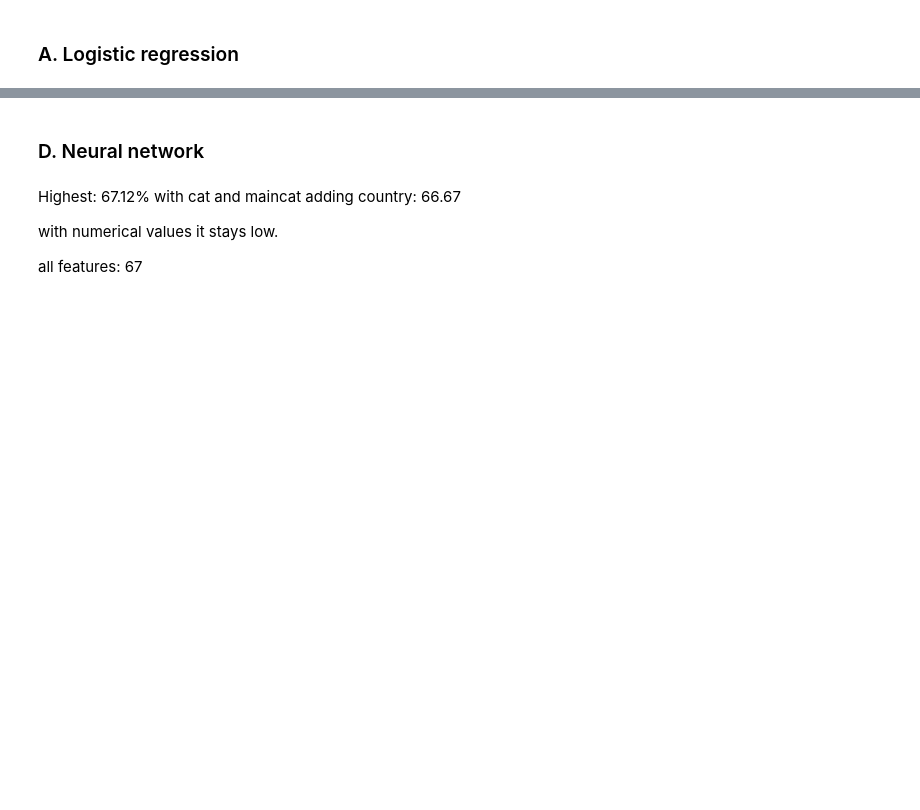
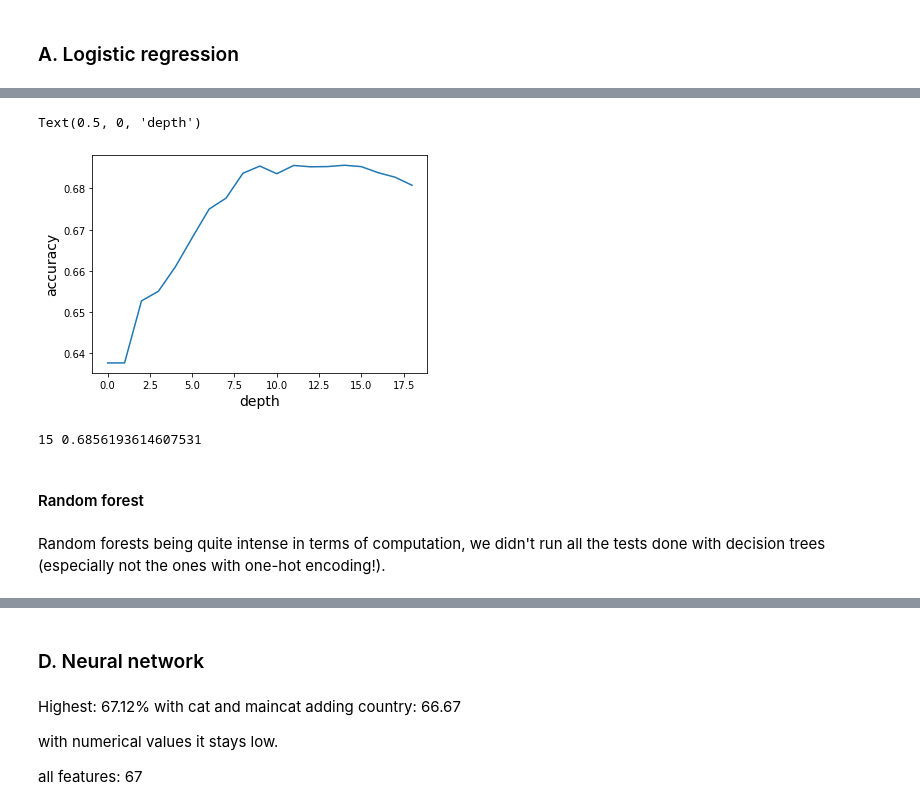
Before and after one commit to tbacha/DMML2019_Team_Apple, a Jupyter notebook: code/Kickstarter_notebook_Team_Apple_ML.ipynb, the cells around one changed output, grey strips where cells are left out. Drawn from its saved outputs; the diff is of its cells as text; code cells hidden in the pictures; blank space fills up the shorter version.

```diff
--- a/code/Kickstarter_notebook_Team_Apple_ML.ipynb
+++ b/code/Kickstarter_notebook_Team_Apple_ML.ipynb
@@ -162,10 +259,10 @@ RF:0.6645778185943493
 # %%
-scores = {}
+scores = []
 
-for d in range(18,19):
-    DT = DecisionTreeClassifier(criterion="entropy", max_depth=d)
+for d in range(1, 20):
+    DT = DecisionTreeClassifier(criterion="entropy", max_depth=d, random_state=RSEED)
     DT.fit(X_train, y_train)
-    scores[d] = DT.score(X_test, y_test)
+    scores.append(DT.score(X_test, y_test))
 
 scores
 # %% [output]
@@ -173 +288,17 @@ scores
+# %%
+plt.plot(scores)
+plt.ylabel('accuracy', fontsize=14)
+plt.xlabel('depth', fontsize=14)
+# %% [output]
+Text(0.5, 0, 'depth')
+[figure, added]
+# %%
+i = np.argmax(scores)
+print(i+1, scores[i])
+# %% [output]
+15 0.6856193614607531
+# %% [markdown]
+#### Random forest
+# %% [markdown]
+Random forests being quite intense in terms of computation, we didn't run all the tests done with decision trees (especially not the ones with one-hot encoding!).
 # %%
```
Also changed, not shown: parts of 28 cells of this notebook, 1 other file.
